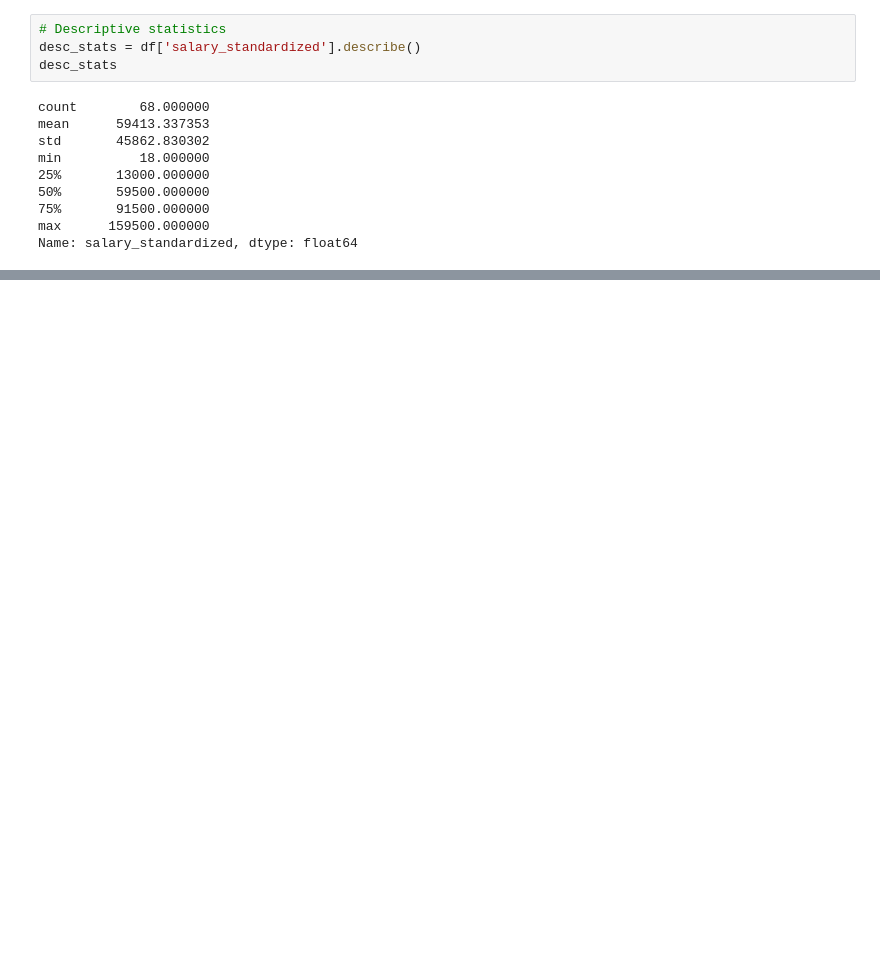
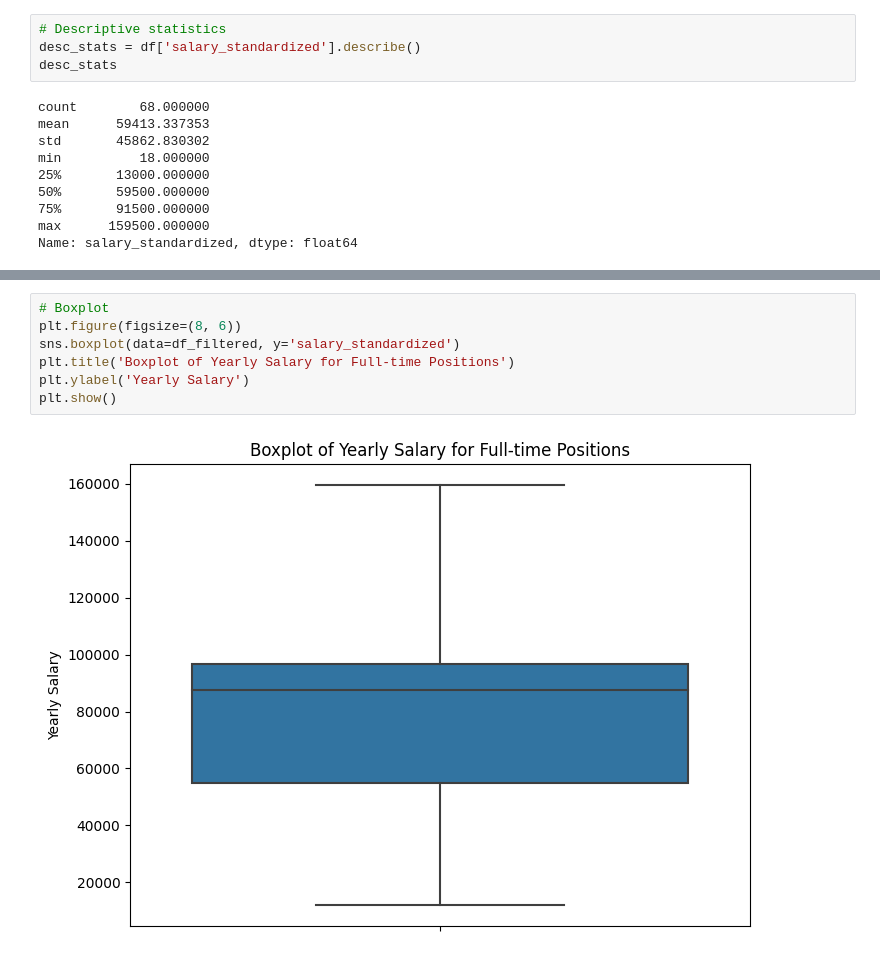
Before and after one commit to kariminus/Jobs-Analysis, a Jupyter notebook: 2_Salary_Analysis.ipynb, the cells around one changed output, grey strips where cells are left out. Drawn from its saved outputs; the diff is of its cells as text; blank space fills up the shorter version.

```diff
--- a/2_Salary_Analysis.ipynb
+++ b/2_Salary_Analysis.ipynb
@@ -85,0 +86,9 @@ plt.show()
+# %%
+# Boxplot
+plt.figure(figsize=(8, 6))
+sns.boxplot(data=df_filtered, y='salary_standardized')
+plt.title('Boxplot of Yearly Salary for Full-time Positions')
+plt.ylabel('Yearly Salary')
+plt.show()
+# %% [output]
+[figure, added]
```
Also changed, not shown: parts of 6 cells of this notebook, 1 other file.
